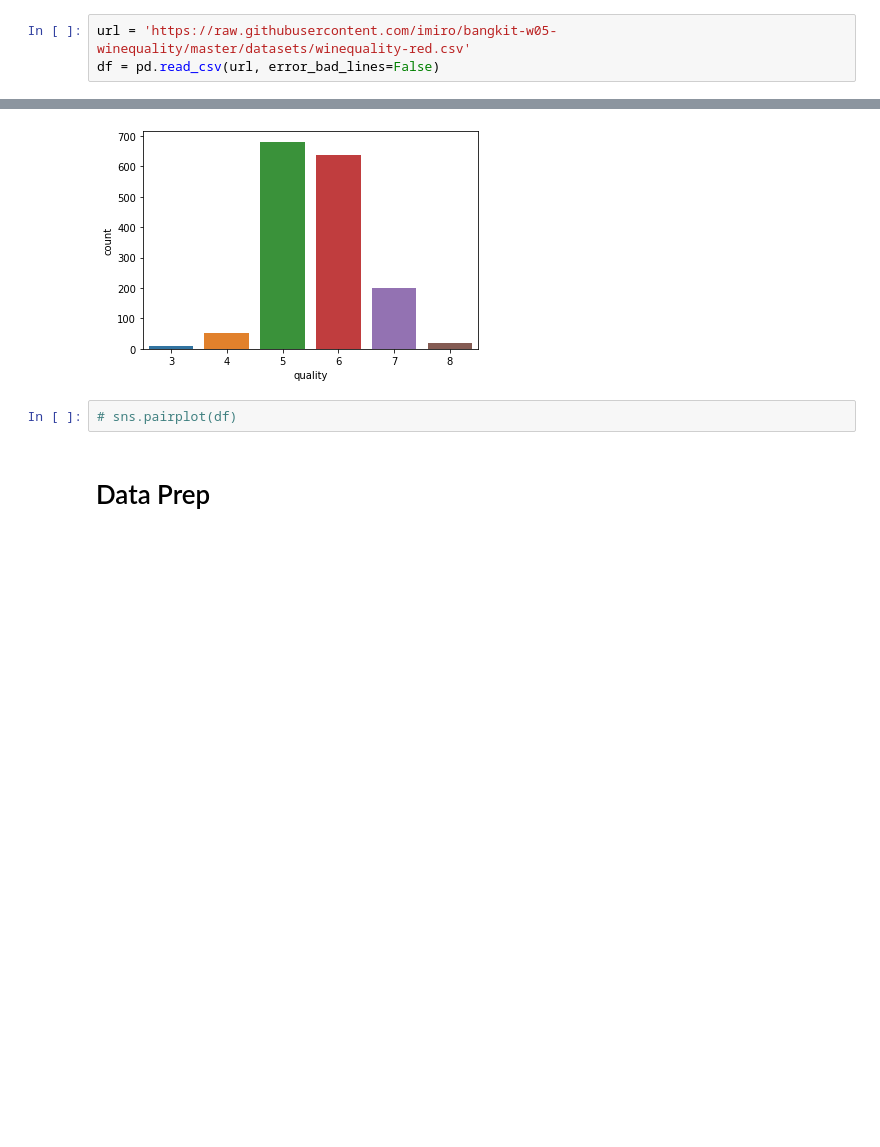
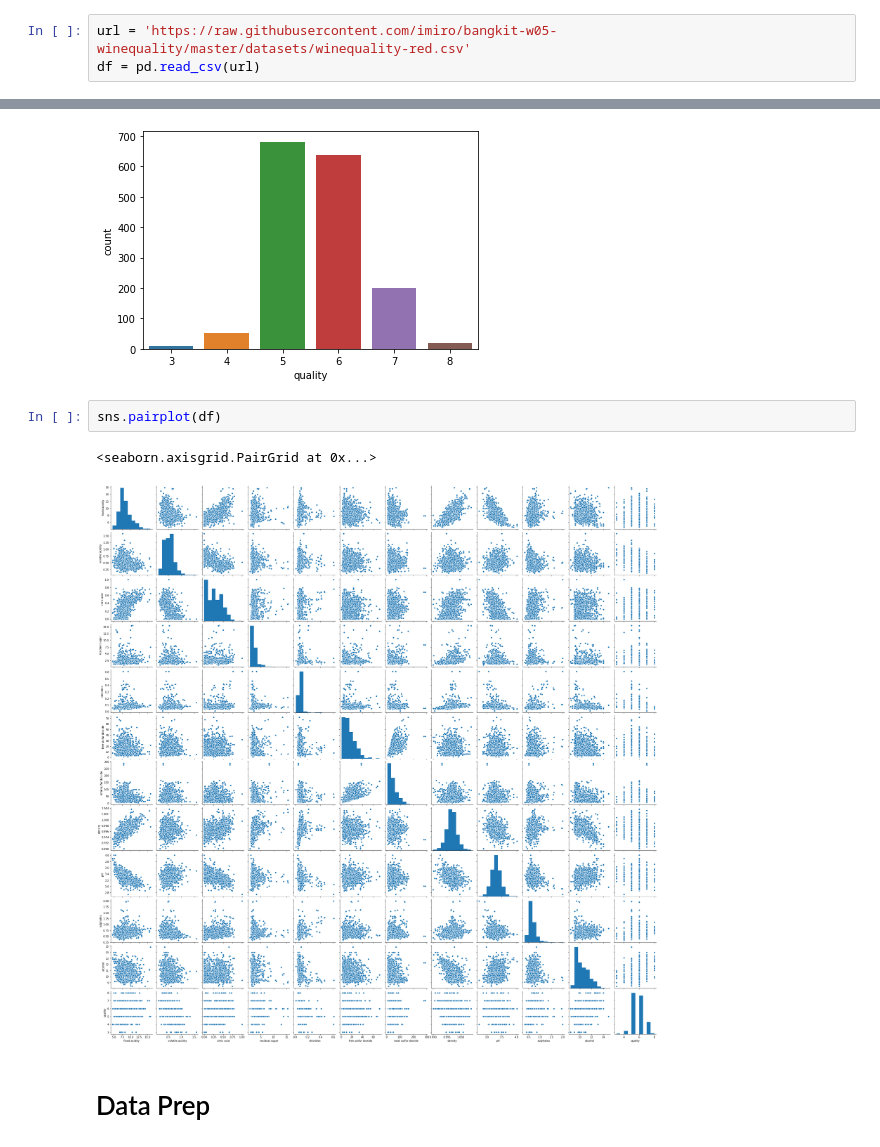
Before and after one commit to imiro/bangkit-w05-winequality, a Jupyter notebook: bangkit-w05-winequality.ipynb, the cells around one changed output, grey strips where cells are left out. Drawn from its saved outputs; the diff is of its cells as text; blank space fills up the shorter version.

Commit message:
Include results of all code cells.
Run all cell codes and include the result.
Clean up and delete more commented lines.
Edit some descriptions.

```diff
--- a/bangkit-w05-winequality.ipynb
+++ b/bangkit-w05-winequality.ipynb
@@ -34,7 +38,7 @@ Drive already mounted at /content/gdrive; to attempt to forcibly remount, call d
 # Read dataset from CSV file
 # %%
 url = 'https://raw.githubusercontent.com/imiro/bangkit-w05-winequality/master/datasets/winequality-red.csv'
-df = pd.read_csv(url, error_bad_lines=False)
+df = pd.read_csv(url)
 # %% [markdown]
 # Dataset characteristics
 # %%
@@ -109,7 +113,10 @@ sns.countplot(x='quality', data=df)
 <matplotlib.axes._subplots.AxesSubplot at 0x...>
 [figure]
 # %%
-# sns.pairplot(df)
+sns.pairplot(df)
+# %% [output]
+<seaborn.axisgrid.PairGrid at 0x...>
+[figure, added]
 # %% [markdown]
 # Data Prep
 # %% [markdown]
```
Also changed, not shown: parts of 21 cells of this notebook.
